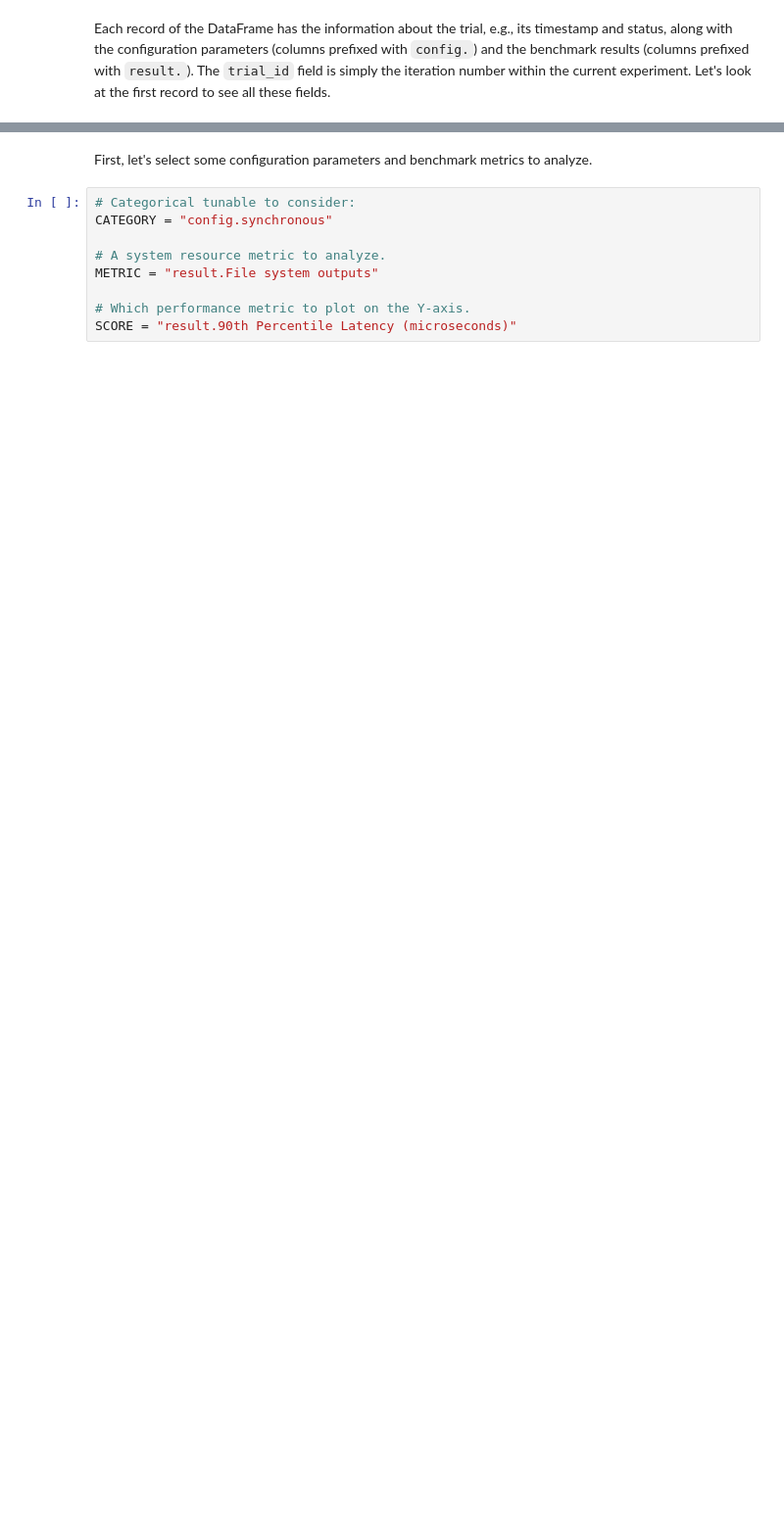
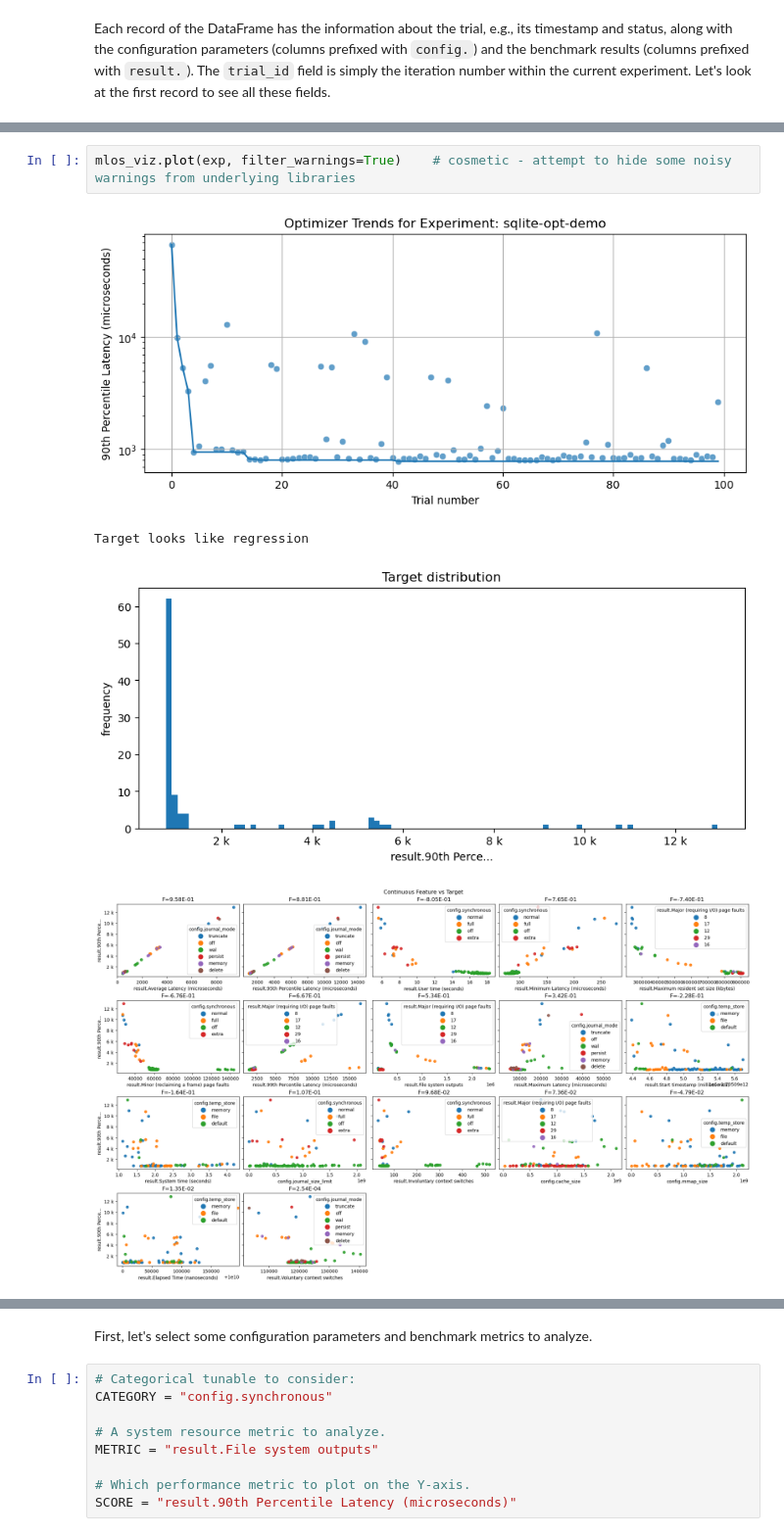
Before and after one commit to Microsoft-CISL/sqlite-autotuning, a Jupyter notebook: mlos_demo_sqlite_teachers.ipynb, the cells around one changed output, grey strips where cells are left out. Shown at 98% size. Drawn from its saved outputs; the diff is of its cells as text; blank space fills up the shorter version.

Commit message:
redo the teachers notebook with the mlos_viz.plot usage

```diff
--- a/mlos_demo_sqlite_teachers.ipynb
+++ b/mlos_demo_sqlite_teachers.ipynb
@@ -97,0 +98,7 @@ Name: 1, dtype: object
+# %%
+mlos_viz.plot(exp, filter_warnings=True)    # cosmetic - attempt to hide some noisy warnings from underlying libraries
+# %% [output]
+[figure, added]
+Target looks like regression
+[figure, added]
+[figure, added]
```
Also changed, not shown: parts of 28 cells of this notebook.
